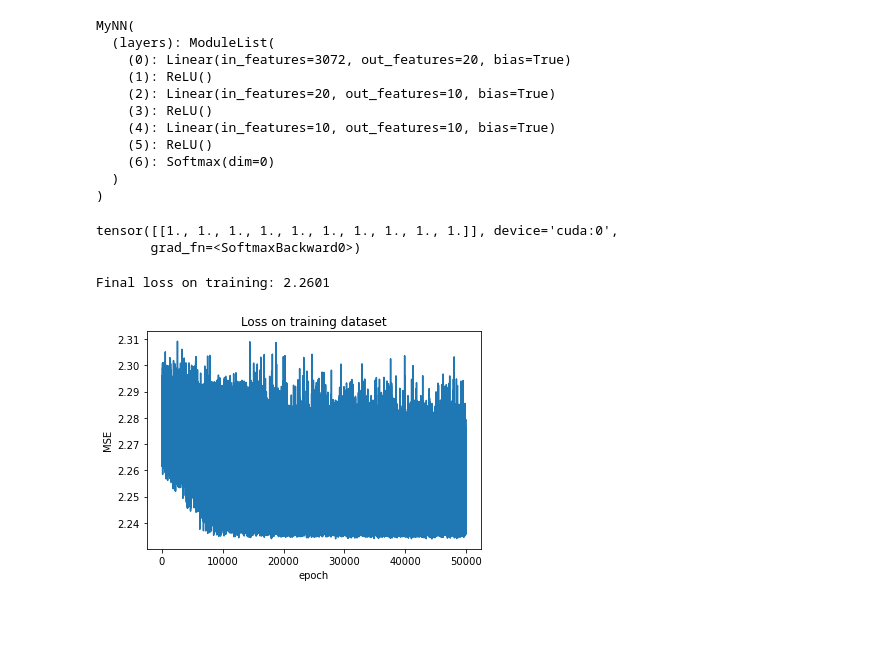
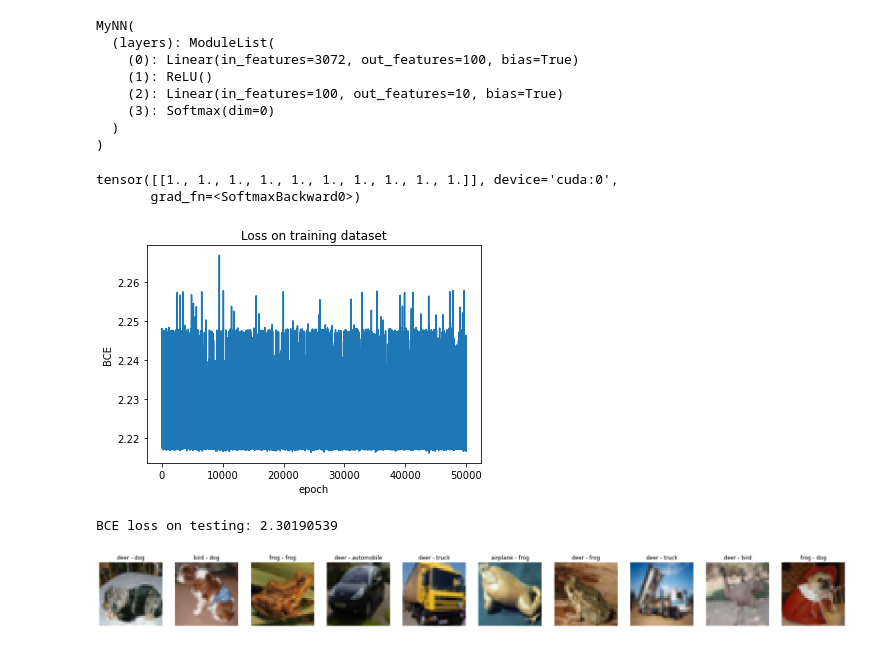
Before and after one commit to xuhongran/ComputerVision-demos, a Jupyter notebook: 10-ImageClassification, etc/BasicNeuralNetwork/NeuralNetwork.ipynb, the cells around one changed output. Drawn from its saved outputs; the diff is of its cells as text; code cells hidden in the pictures; blank space fills up the shorter version.

```diff
--- a/10-ImageClassification, etc/BasicNeuralNetwork/NeuralNetwork.ipynb
+++ b/10-ImageClassification, etc/BasicNeuralNetwork/NeuralNetwork.ipynb
@@ -113,8 +106,12 @@ class MyNN (torch.nn.Module):
     def __init__(self, input_channels, number_of_classes):
         super(MyNN, self).__init__()
 
+        #Save the input channels and number of classes
+        self.input_channels = input_channels
+        self.number_of_classes = number_of_classes
+
         #Define the input channels for each layer; adjust this list to change the number of layers and sizes
-        self.layer_sizes = [input_channels, 20, 10, number_of_classes]
+        self.layer_sizes = [input_channels, 100, number_of_classes]
 
         #This list will keep each layer of the model
         self.layers = torch.nn.ModuleList()
@@ -123,14 +120,15 @@ class MyNN (torch.nn.Module):
             in_features = self.layer_sizes[i]
             out_features = self.layer_sizes[i + 1]
             self.layers.append(torch.nn.Linear(in_features=in_features, out_features=out_features))
-            self.layers.append(torch.nn.ReLU())
+            if i+1 != len(self.layer_sizes)-1:
+                self.layers.append(torch.nn.ReLU())
 
         self.layers.append(torch.nn.Softmax(dim=0))
 
         return
 
-    def forward(self, batch_size, x):
-        result = x.reshape((batch_size, -1))
+    def forward(self, x):
+        result = x.reshape((-1, self.input_channels))
         for i in range(len(self.layers)):
             result = self.layers[i](result)
         # result = result.reshape((batch_size, -1))
@@ -147,13 +145,10 @@ print(model)
 # %% [output]
 MyNN(
   (layers): ModuleList(
-    (0): Linear(in_features=3072, out_features=20, bias=True)
+    (0): Linear(in_features=3072, out_features=100, bias=True)
     (1): ReLU()
-    (2): Linear(in_features=20, out_features=10, bias=True)
-    (3): ReLU()
-    (4): Linear(in_features=10, out_features=10, bias=True)
-    (5): ReLU()
-    (6): Softmax(dim=0)
+    (2): Linear(in_features=100, out_features=10, bias=True)
+    (3): Softmax(dim=0)
   )
 )
 # %%
@@ -164,12 +159,17 @@ model.forward(1, img)
 # %% [output]
 tensor([[1., 1., 1., 1., 1., 1., 1., 1., 1., 1.]], device='cuda:0',
        grad_fn=<SoftmaxBackward0>)
+# %%
+#Switch to 0; otherwise it will load the saved weights
+if 1:
+    model.load_state_dict(torch.load("trained_weights_CIFAR10.save"))
+    model.eval()
 # %%
 #TRAINING
 
 #define the hyperparameters
 EPOCHS=100
-LEARNING_RATE=0.5
+LEARNING_RATE=0.01
 BATCH_SIZE = 100
 
 #Create an optimizer and pass the model's parameters
@@ -205,7 +205,7 @@ for i in status_bar:
         batch_labels = torch.from_numpy(batch_labels).long().to(device)
 
         #Get the predictions
-        predictions = model.forward(BATCH_SIZE, batch_images)
+        predictions = model.forward(batch_images)
 
         #Calculate the cross entropy loss
         loss = loss_function(predictions, batch_labels)
@@ -221,5 +221,3 @@ for i in status_bar:
     status_bar.set_description(f'loss: {loss.item():.4f}')
 
 print(f'Final loss on training: {loss.item():.4f}')
-# %% [output]
-Final loss on training: 2.2601
@@ -226,11 +228,47 @@ Final loss on training: 2.2601
 # %%
 #Plot the loss as a function of epochs
 fig, ax = plt.subplots(1,1)
 ax.plot(list(range(EPOCHS*int(len(training_dataset)/BATCH_SIZE))), np.array(losses))
 ax.set_title('Loss on training dataset')
 ax.set_xlabel('epoch')
-ax.set_ylabel('MSE')
+ax.set_ylabel('BCE')
 plt.show()
-fig.savefig("linear_classifier_loss.png")
+fig.savefig("nn_classifier_loss.png")
 # %% [output]
-[figure, old version]
+[figure, new version]
+# %%
+with torch.no_grad():
+    #Calculate BCE on the testing dataset; convert to float tensors and push to device; I'm passing all the images together since it fits in the GPU
+    testing_images_ = torch.from_numpy(testing_images).float().to(device)
+    testing_labels_ = torch.from_numpy(testing_labels).squeeze(1).long().to(device)
+    #get the reconstructions
+    predictions = model.forward(testing_images_)
+    testing_loss = loss_function(predictions, testing_labels_).item()
+    #Output the MSE loss
+    print(f'BCE loss on testing: {testing_loss:.8f}')
+# %% [output]
+BCE loss on testing: 2.30190539
+# %%
+#Plot a couple of examples
+cols, rows = 10, 1
+image_counter = 1
+figure = plt.figure(figsize=(3*cols, 3*rows))
+for i in range(10):
+    #get a random index
+    rand_index = random.randint(0, len(testing_images))
+    #get the original image, pull back to cpu and convert to numpy
+    original_img = testing_images_[rand_index].permute(1,2,0).cpu().detach().numpy()
+    #get the prediction for the image, pull back to cpu and convert to numpy
+    label_index = np.argmax(predictions[rand_index].cpu().detach().numpy())
+
+    #Add a figure for the original image
+    figure.add_subplot(rows, cols, image_counter)
+    plt.axis("off")
+    plt.title(f'{labels[label_index]} - {labels[testing_labels_[rand_index]]}')
+    plt.imshow(original_img)
+    image_counter+=1
+
+plt.show()
+figure.savefig("nn_reconstruction.png")
+# %% [output]
+[figure, added]
```
Also changed, not shown: parts of 5 cells of this notebook, 1 other file.
